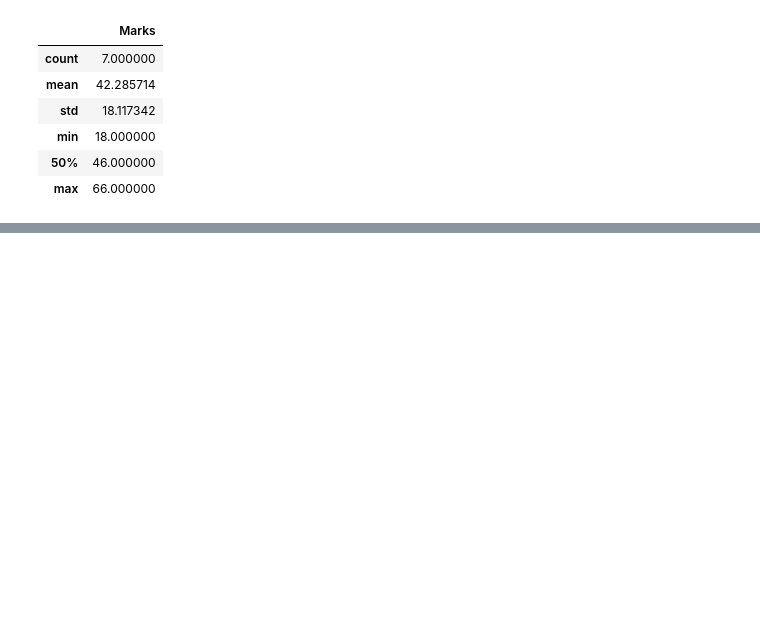
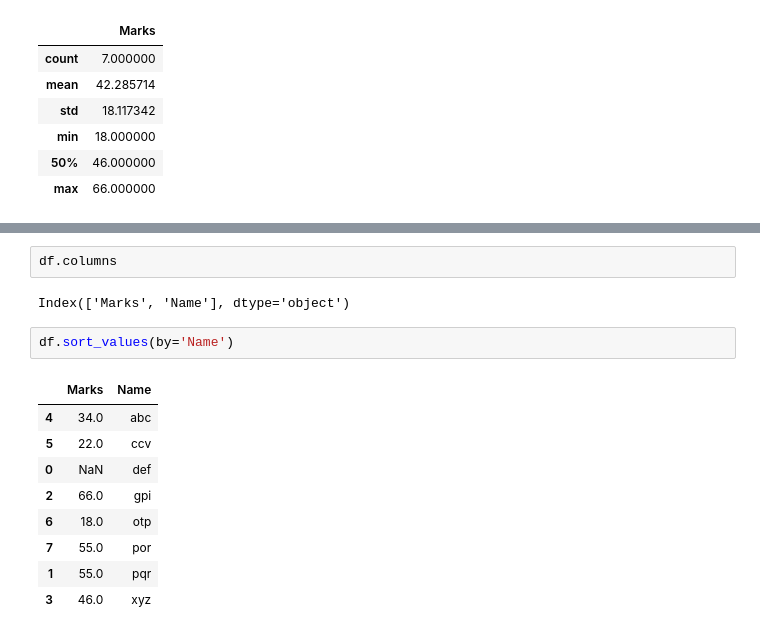
Before and after one commit to varadmahatme/Advanced-machine-learning-deep-learning, a Jupyter notebook: AMLDL1.ipynb, the cells around one changed output, grey strips where cells are left out. Cells and saved outputs as stored; diff of their text form; blank space fills up the shorter version.

```diff
--- a/AMLDL1.ipynb
+++ b/AMLDL1.ipynb
@@ -831,0 +874,16 @@ df.describe('')
+# %%
+df.columns
+# %% [output]
+Index(['Marks', 'Name'], dtype='object')
+# %%
+df.sort_values(by='Name')
+# %% [output]
+|  | Marks | Name |
+| 4 | 34.0 | abc |
+| 5 | 22.0 | ccv |
+| 0 | NaN | def |
+| 2 | 66.0 | gpi |
+| 6 | 18.0 | otp |
+| 7 | 55.0 | por |
+| 1 | 55.0 | pqr |
+| 3 | 46.0 | xyz |
```
Also changed, not shown: parts of 4 cells of this notebook.
